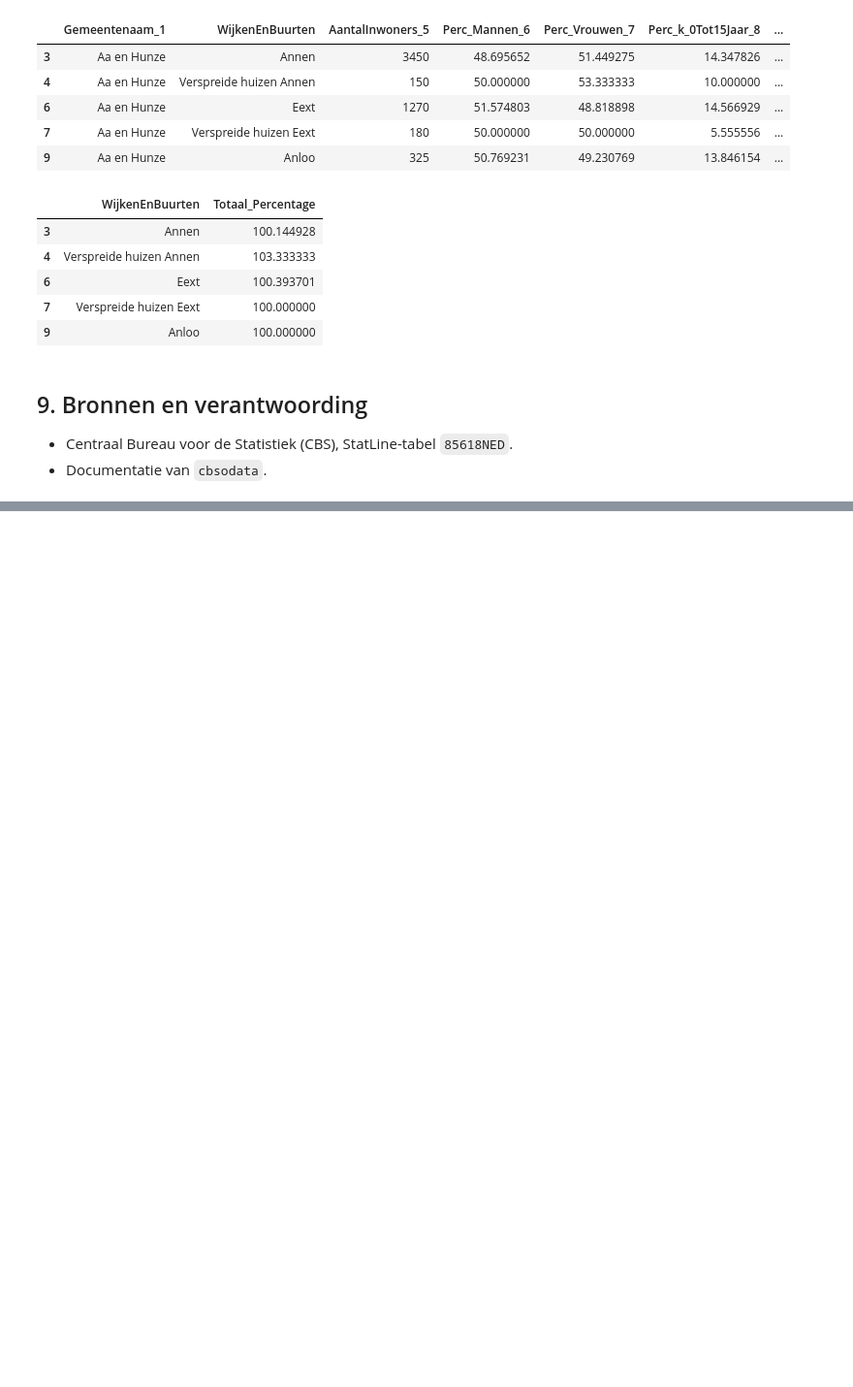
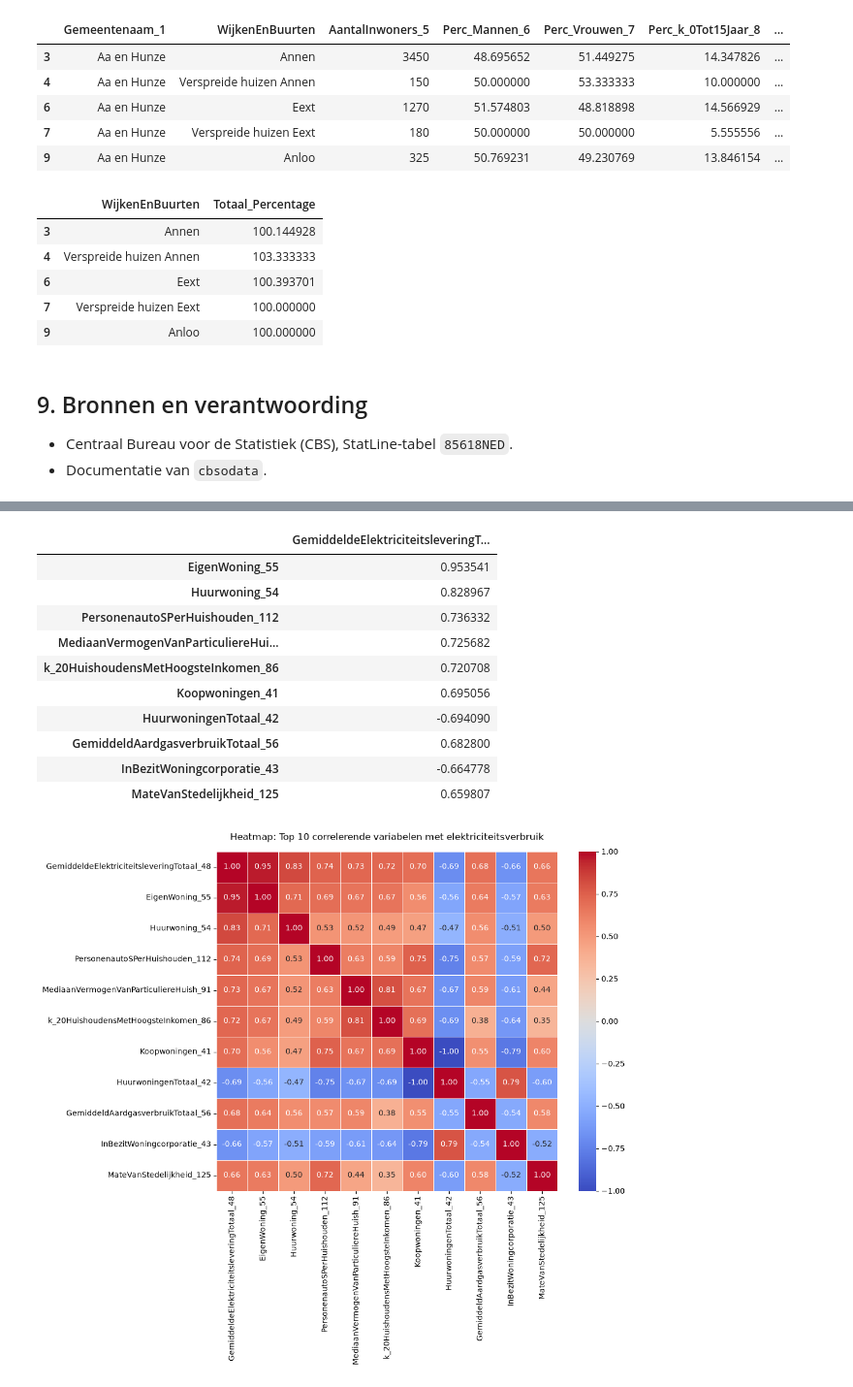
Before and after one commit to Ismael-John/DataLab-Semester-1-Sprint-3, a Jupyter notebook: Notebook Template Groep 2 1A.ipynb, the cells around one changed output, grey strips where cells are left out. Shown at 97% size. Cells and saved outputs as stored; diff of their text form; code cells hidden in the pictures; blank space fills up the shorter version.

Commit message:
Sprint 4 correlaties toegevoegd

```diff
--- a/Notebook Template Groep 2 1A.ipynb
+++ b/Notebook Template Groep 2 1A.ipynb
@@ -536,0 +602,40 @@ display(
+# %%
+# 1. Bepaal doelvariabele en bereken correlatiematrix
+doel = 'GemiddeldeElektriciteitsleveringTotaal_48'
+corr_matrix = buurten_schoon.corr(numeric_only=True)
+
+# 2. Correlaties sorteren op absolute sterkte (+ en -)
+correlaties = corr_matrix[[doel]].drop(index=doel)
+correlaties['abs'] = correlaties[doel].abs()
+top_10_labels = correlaties.sort_values(by='abs', ascending=False).head(10).index.tolist()
+
+# Tabel tonen
+display(correlaties.loc[top_10_labels, [doel]])
+
+# 3. Vierkante Heatmap maken
+matrix_vars = [doel] + top_10_labels
+plt.figure(figsize=(10, 8))
+sns.heatmap(
+    corr_matrix.loc[matrix_vars, matrix_vars],
+    annot=True,
+    fmt=".2f",
+    cmap="coolwarm",
+    vmin=-1,
+    vmax=1,
+    linewidths=0.5
+)
+plt.title("Heatmap: Top 10 correlerende variabelen met elektriciteitsverbruik", pad=15)
+plt.show()
+# %% [output]
+|  | GemiddeldeElektriciteitsleveringT... |
+| EigenWoning_55 | 0.953541 |
+| Huurwoning_54 | 0.828967 |
+| PersonenautoSPerHuishouden_112 | 0.736332 |
+| MediaanVermogenVanParticuliereHui... | 0.725682 |
+| k_20HuishoudensMetHoogsteInkomen_86 | 0.720708 |
+| Koopwoningen_41 | 0.695056 |
+| HuurwoningenTotaal_42 | -0.694090 |
+| GemiddeldAardgasverbruikTotaal_56 | 0.682800 |
+| InBezitWoningcorporatie_43 | -0.664778 |
+| MateVanStedelijkheid_125 | 0.659807 |
+[figure, added]
```
Also changed, not shown: parts of 7 cells of this notebook.
